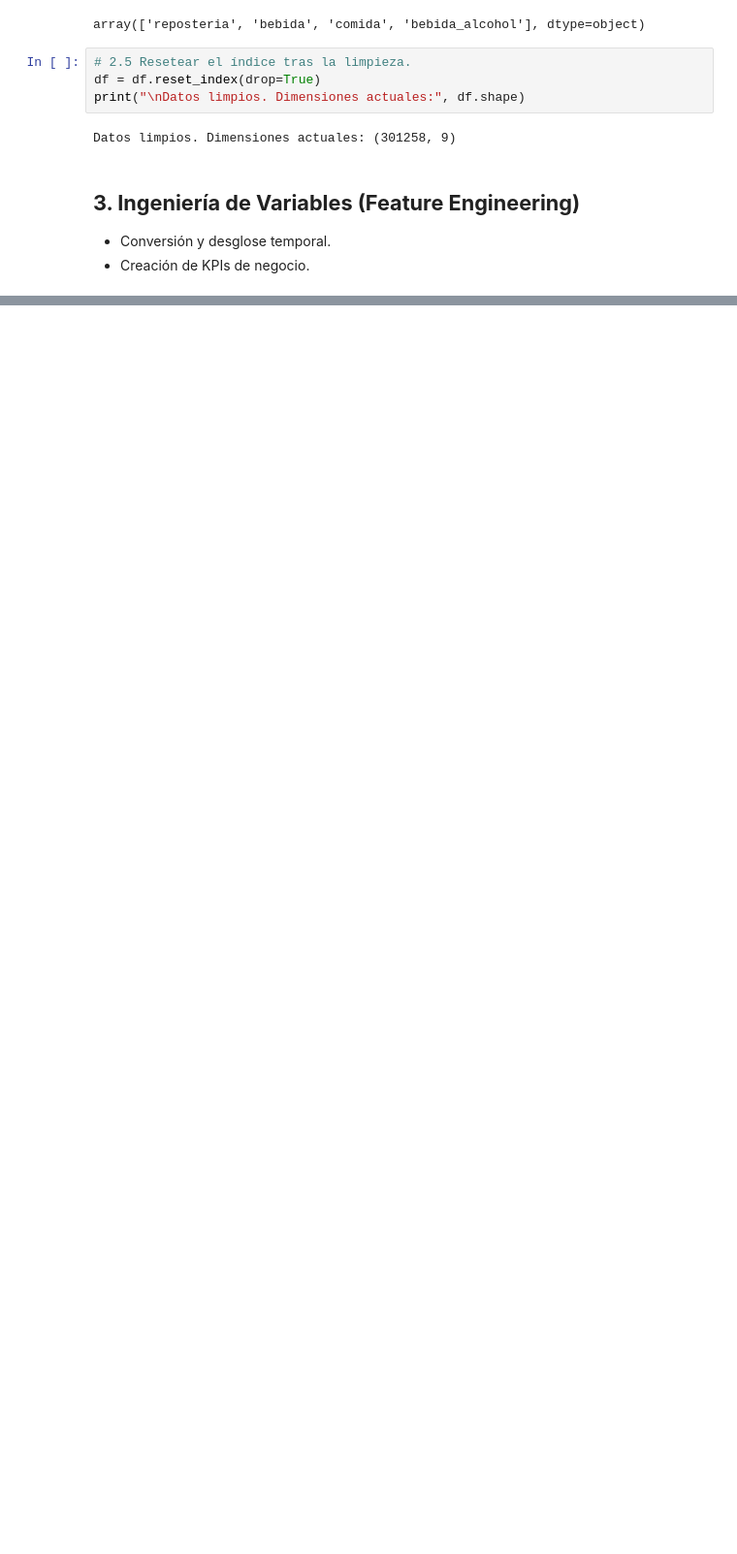
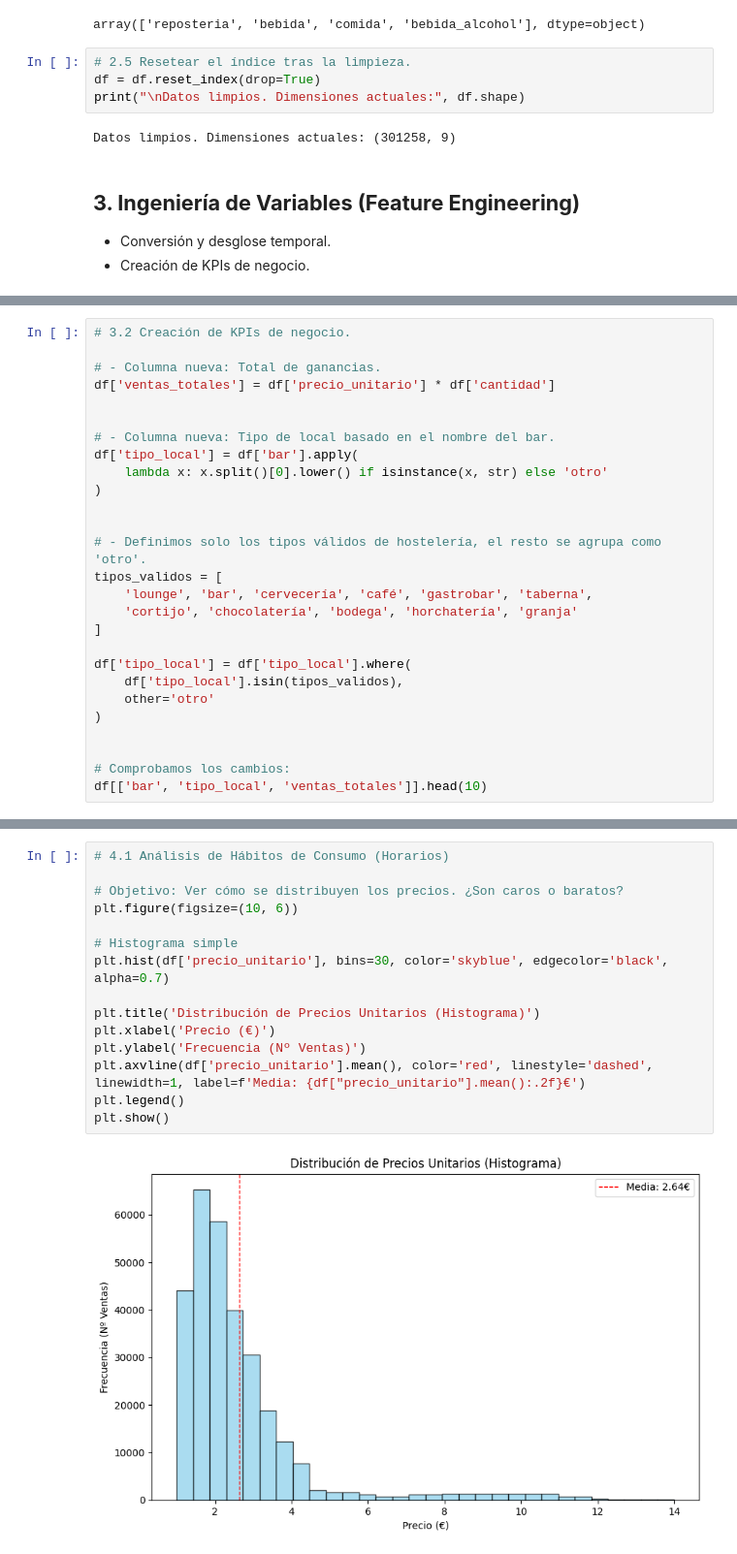
Before and after one commit to IbaiGarcia13/RETO2-G2-Cafeteria, a Jupyter notebook: RETO/RETO.ipynb, the cells around one changed output, grey strips where cells are left out. Shown at 97% size. Cells and saved outputs as stored; diff of their text form; blank space fills up the shorter version.

```diff
--- a/RETO/RETO.ipynb
+++ b/RETO/RETO.ipynb
@@ -577,0 +191,27 @@ Recomendaciones: seguimiento de outliers, ajustar precios o promociones según t
+# %%
+# 3.2 Creación de KPIs de negocio.
+
+# - Columna nueva: Total de ganancias.
+df['ventas_totales'] = df['precio_unitario'] * df['cantidad']
+
+
+# - Columna nueva: Tipo de local basado en el nombre del bar.
+df['tipo_local'] = df['bar'].apply(
+    lambda x: x.split()[0].lower() if isinstance(x, str) else 'otro'
+)
+
+
+# - Definimos solo los tipos válidos de hostelería, el resto se agrupa como 'otro'.
+tipos_validos = [
+    'lounge', 'bar', 'cervecería', 'café', 'gastrobar', 'taberna',
+    'cortijo', 'chocolatería', 'bodega', 'horchatería', 'granja'
+]
+
+df['tipo_local'] = df['tipo_local'].where(
+    df['tipo_local'].isin(tipos_validos),
+    other='otro'
+)
+
+
+# Comprobamos los cambios:
+df[['bar', 'tipo_local', 'ventas_totales']].head(10)
@@ -577,0 +241,17 @@ Recomendaciones: seguimiento de outliers, ajustar precios o promociones según t
+# %%
+# 4.1 Análisis de Hábitos de Consumo (Horarios)
+
+# Objetivo: Ver cómo se distribuyen los precios. ¿Son caros o baratos?
+plt.figure(figsize=(10, 6))
+
+# Histograma simple
+plt.hist(df['precio_unitario'], bins=30, color='skyblue', edgecolor='black', alpha=0.7)
+
+plt.title('Distribución de Precios Unitarios (Histograma)')
+plt.xlabel('Precio (€)')
+plt.ylabel('Frecuencia (Nº Ventas)')
+plt.axvline(df['precio_unitario'].mean(), color='red', linestyle='dashed', linewidth=1, label=f'Media: {df["precio_unitario"].mean():.2f}€')
+plt.legend()
+plt.show()
+# %% [output]
+[figure, added]
```
Also changed, not shown: parts of 36 cells of this notebook.
